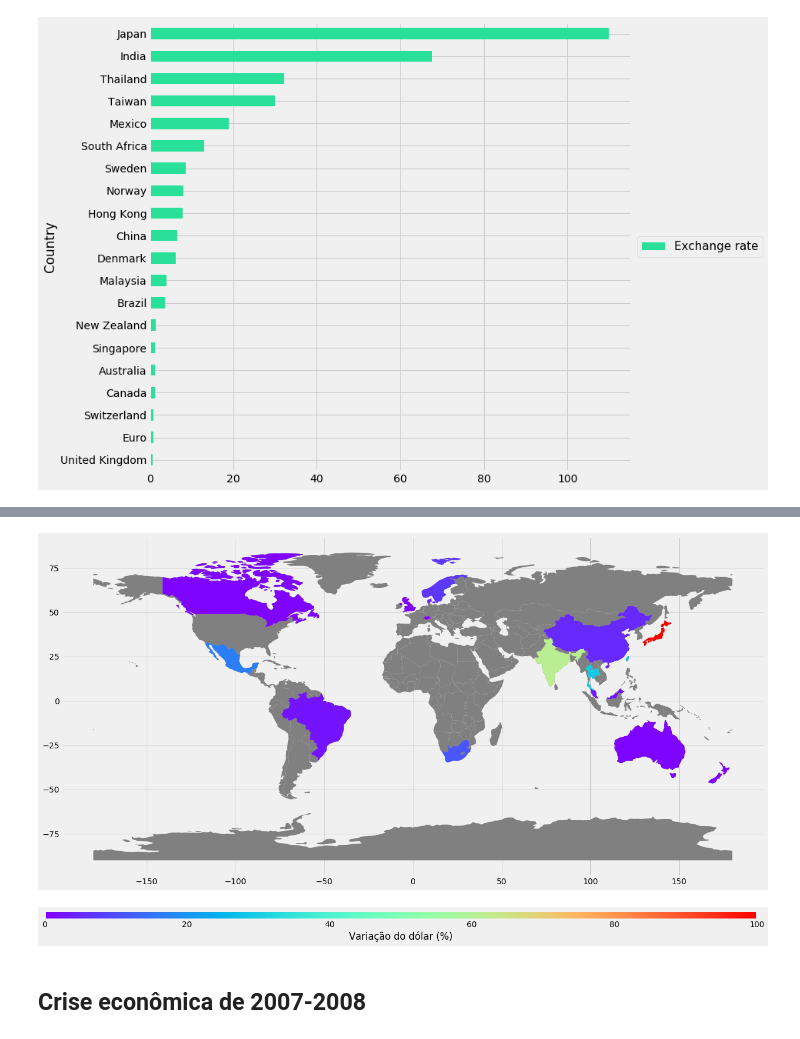
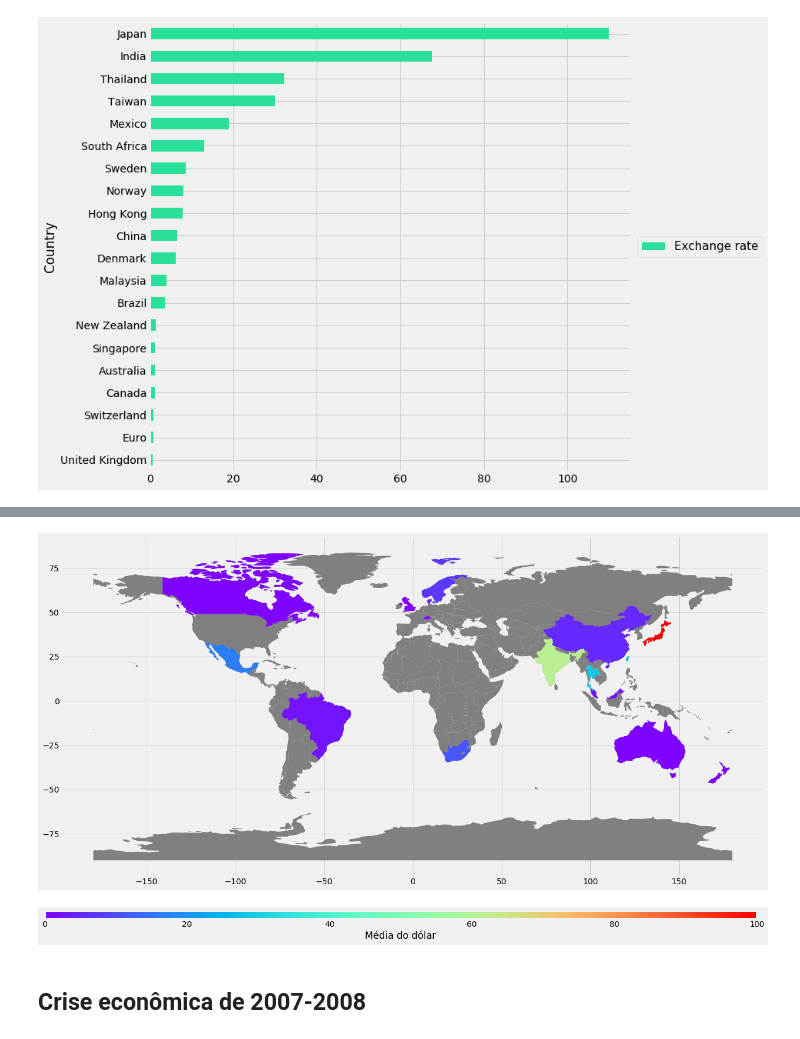
Before and after one commit to isabellefo/usdAnalysis, a Jupyter notebook: USDAnalysis.ipynb, the cells around one changed output, grey strips where cells are left out. Cells and saved outputs as stored; diff of their text form; code cells hidden in the pictures.

Commit message:
Legenda do gráfico de média, autores

```diff
--- a/USDAnalysis.ipynb
+++ b/USDAnalysis.ipynb
@@ -235,21 +235,21 @@ world.head()
 # %%
 ax = world.plot(color="grey",figsize = (20,10))
 plt.style.use('fivethirtyeight')
 world.dropna().plot(ax=ax, column='Exchange rate', figsize = (20,10), cmap = 'rainbow')
 fig, ax = plt.subplots(figsize=(20, 0.5))
 fig.subplots_adjust(bottom=0.5)
 
 cmap = mpl.cm.rainbow
 norm = mpl.colors.Normalize(vmin=0, vmax=100)
 
 cb1 = mpl.colorbar.ColorbarBase(ax, cmap=cmap,
                                 norm=norm,
                                 orientation='horizontal')
-cb1.set_label('Variação do dólar (%)')
+cb1.set_label('Média do dólar')
 plt.show()
 # %% [output]
 [figure]
-[figure, old version]
+[figure, new version]
 # %% [markdown]
 ## Crise econômica de 2007-2008
 # %%
```
Also changed, not shown: parts of 15 cells of this notebook.
